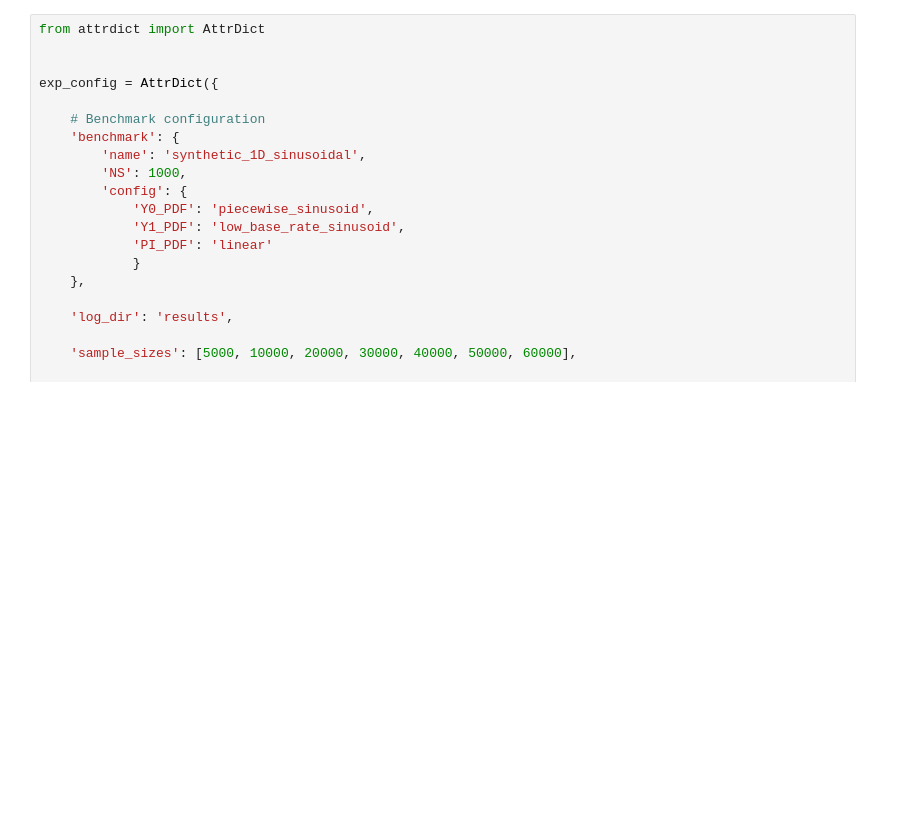
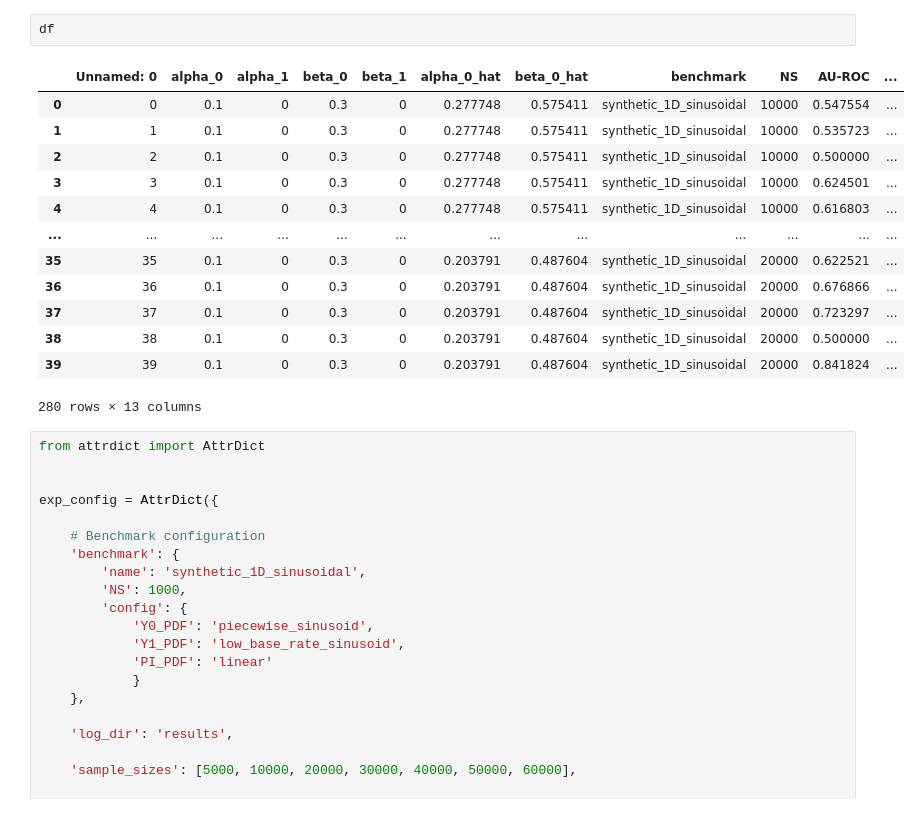
Before and after one commit to lguerdan/counterfactual-decision-support, a Jupyter notebook: notebook_development.ipynb, the cells around one changed output. Drawn from its saved outputs; the diff is of its cells as text; blank space fills up the shorter version.

```diff
--- a/notebook_development.ipynb
+++ b/notebook_development.ipynb
@@ -14,3 +22,19 @@ import json
+# %%
+df
+# %% [output]
+|  | Unnamed: 0 | alpha_0 | alpha_1 | beta_0 | beta_1 | alpha_0_hat | beta_0_hat | benchmark | NS | AU-ROC | ... |
+| 0 | 0 | 0.1 | 0 | 0.3 | 0 | 0.277748 | 0.575411 | synthetic_1D_sinusoidal | 10000 | 0.547554 | ... |
+| 1 | 1 | 0.1 | 0 | 0.3 | 0 | 0.277748 | 0.575411 | synthetic_1D_sinusoidal | 10000 | 0.535723 | ... |
+| 2 | 2 | 0.1 | 0 | 0.3 | 0 | 0.277748 | 0.575411 | synthetic_1D_sinusoidal | 10000 | 0.500000 | ... |
+| 3 | 3 | 0.1 | 0 | 0.3 | 0 | 0.277748 | 0.575411 | synthetic_1D_sinusoidal | 10000 | 0.624501 | ... |
+| 4 | 4 | 0.1 | 0 | 0.3 | 0 | 0.277748 | 0.575411 | synthetic_1D_sinusoidal | 10000 | 0.616803 | ... |
+| ... | ... | ... | ... | ... | ... | ... | ... | ... | ... | ... | ... |
+| 35 | 35 | 0.1 | 0 | 0.3 | 0 | 0.203791 | 0.487604 | synthetic_1D_sinusoidal | 20000 | 0.622521 | ... |
+| 36 | 36 | 0.1 | 0 | 0.3 | 0 | 0.203791 | 0.487604 | synthetic_1D_sinusoidal | 20000 | 0.676866 | ... |
+| 37 | 37 | 0.1 | 0 | 0.3 | 0 | 0.203791 | 0.487604 | synthetic_1D_sinusoidal | 20000 | 0.723297 | ... |
+| 38 | 38 | 0.1 | 0 | 0.3 | 0 | 0.203791 | 0.487604 | synthetic_1D_sinusoidal | 20000 | 0.500000 | ... |
+| 39 | 39 | 0.1 | 0 | 0.3 | 0 | 0.203791 | 0.487604 | synthetic_1D_sinusoidal | 20000 | 0.841824 | ... |
+280 rows × 13 columns
 # %%
 from attrdict import AttrDict
 
```
Also changed, not shown: parts of 4 cells of this notebook, 8 other files.
